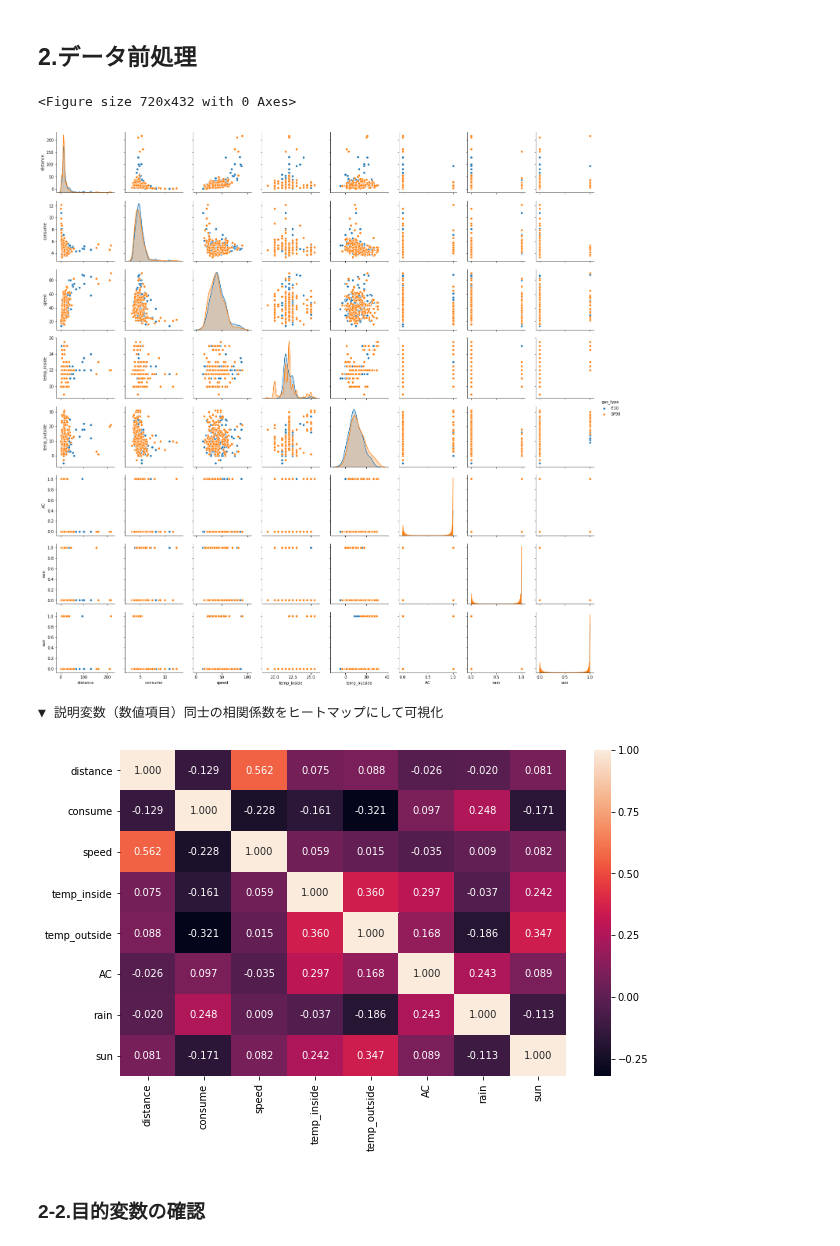
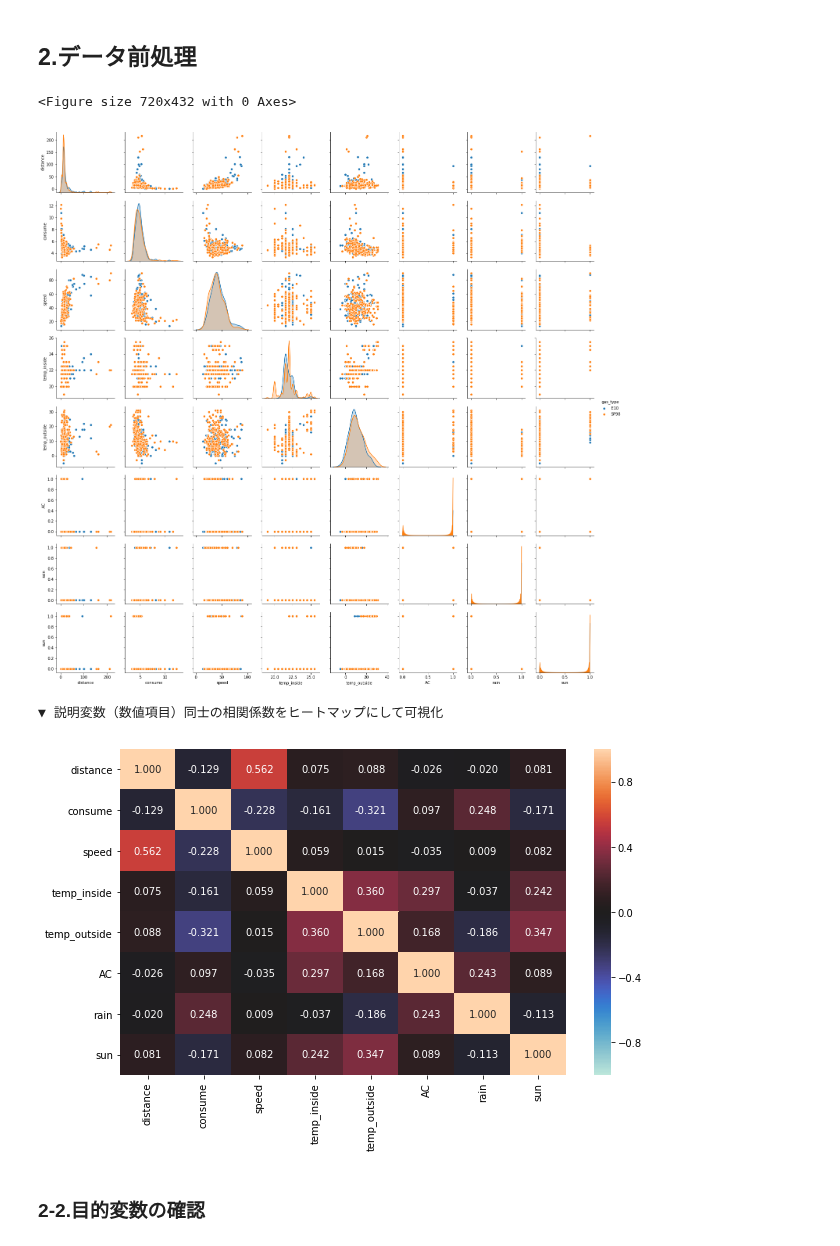
Before and after one commit to arsma12/MLDL, a Jupyter notebook: Kaggle/03_CarFuelConsumption/CarFuelConsumption_01_Linear_regression.ipynb, the cells around one changed output. Drawn from its saved outputs; the diff is of its cells as text; code cells hidden in the pictures.

```diff
--- a/Kaggle/03_CarFuelConsumption/CarFuelConsumption_01_Linear_regression.ipynb
+++ b/Kaggle/03_CarFuelConsumption/CarFuelConsumption_01_Linear_regression.ipynb
@@ -128,15 +137,15 @@ def show_scatter_plot_2item(col_name1,col_name2, w, h):
 # ****************************************************************************
 # ◆ 1.データ読込
 # ****************************************************************************
-df = pd.read_excel("./measurements2.xlsx")
+df = pd.read_excel("./input/measurements2.xlsx")
 
-print("\n▼ 先頭5行表示")
+printmd("▼ 先頭5行表示")
 display(df.head(5))
 
-print("\n▼ 基本統計量")
+printmd("▼ 基本統計量")
 display(df.describe())
 
-print('\n▼ 欠損データ確認')
+printmd('▼ 欠損データ確認')
 display(pd.DataFrame(df.isnull().sum()[df.isnull().sum()>0],columns=['Missing num']))
 
 # 欠損項目および不要項目を削除
@@ -148,6 +157,6 @@ df['temp_inside'] = df['temp_inside'].fillna(df['temp_inside'].median()) # 中
 # 欠損項目および不要項目を削除
 #df = df.drop(['temp_inside','temp_outside'], axis=1)
 
-print("\n▼ 先頭5行表示")
+printmd("▼ 先頭5行表示")
 display(df.head(5))
 # %% [output]
@@ -186,26 +203,26 @@ display(df.head(5))
 # %%
 # ****************************************************************************
 # ◆ 2.前処理
 # ****************************************************************************
 # ------------------------------------------------
 # 2-1.説明変数の選定
 # ------------------------------------------------
 
 # 散布図行列
 plt.figure(figsize=(10,6))
 sns.pairplot(df, hue="gas_type")
 plt.show()
 
 # ヒートマップ
 print('\n▼ 説明変数（数値項目）同士の相関係数をヒートマップにして可視化')
 plt.figure(figsize=(10,6))
-sns.heatmap(df.corr(), annot=True, fmt='1.3f')
+sns.heatmap(df.corr(), annot=True, fmt='1.3f', vmax=1, vmin=-1, center=0)
 plt.show()
 # %% [output]
 <Figure size 720x432 with 0 Axes>
 [figure]
 ▼ 説明変数（数値項目）同士の相関係数をヒートマップにして可視化
-[figure, old version]
+[figure, new version]
 # %% [markdown]
 ### 2-2.目的変数の確認
 # %%
```
Also changed, not shown: parts of 12 cells of this notebook, 2 other files.
